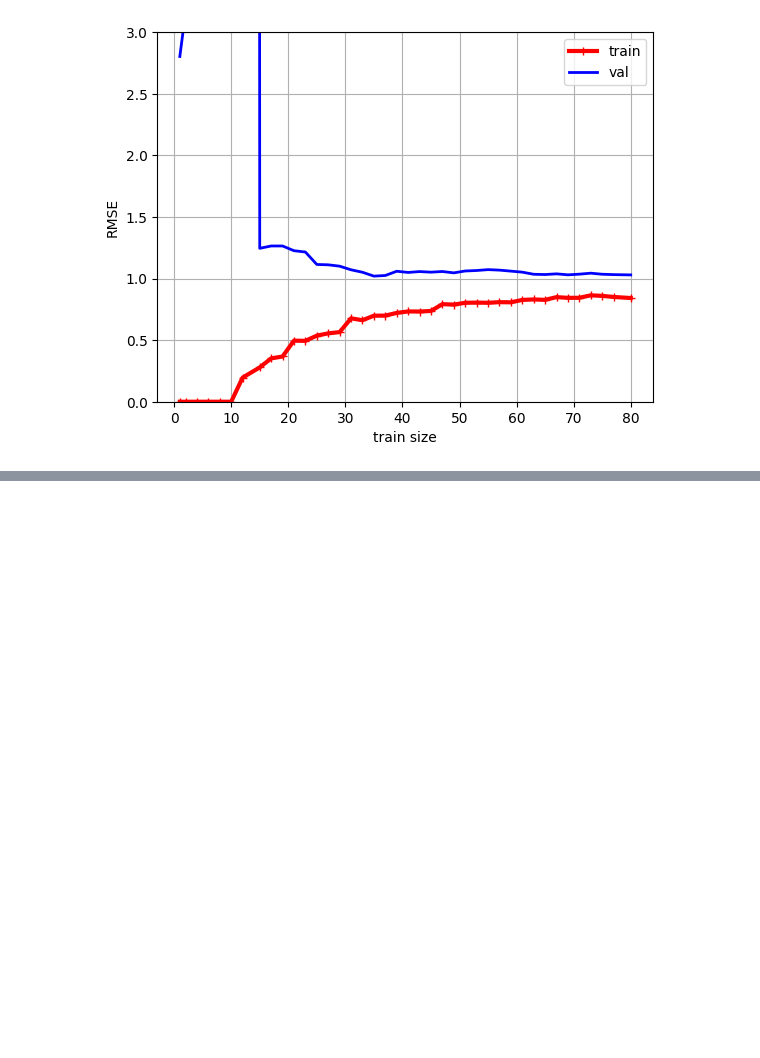
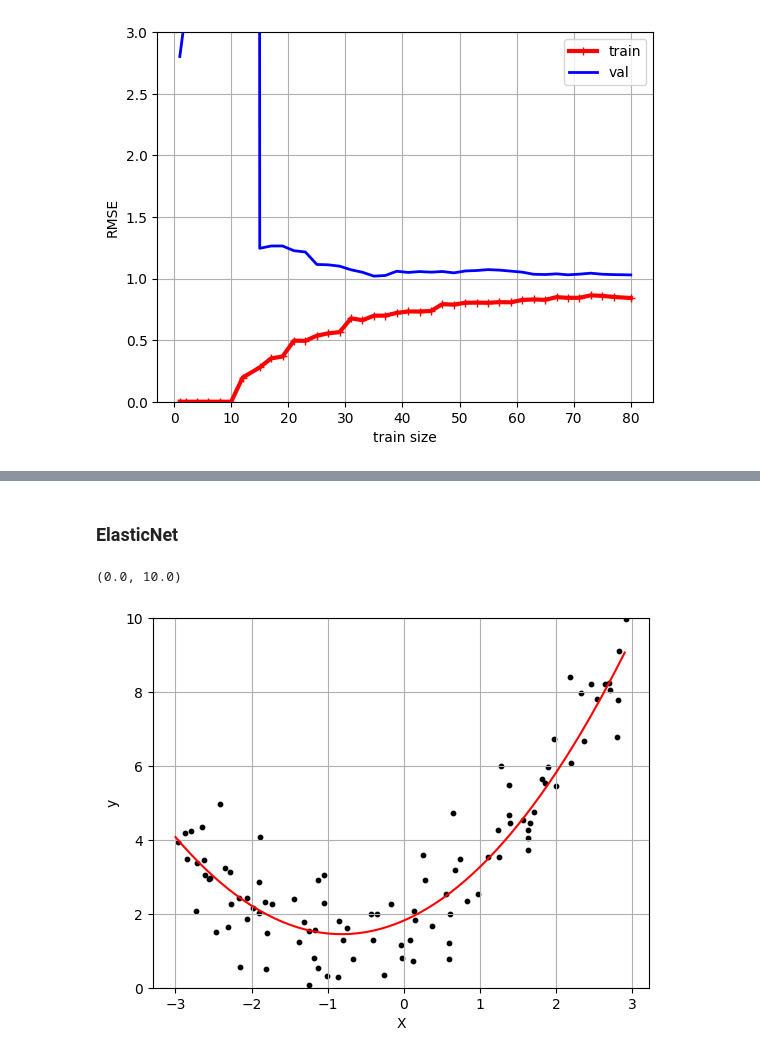
Before and after one commit to chiyeon01/Hands_On_Machine_Learning, a Jupyter notebook: 다항회귀.ipynb, the cells around one changed output, grey strips where cells are left out. Drawn from its saved outputs; the diff is of its cells as text; code cells hidden in the pictures; blank space fills up the shorter version.

```diff
--- a/다항회귀.ipynb
+++ b/다항회귀.ipynb
@@ -170,0 +221,20 @@ plt.ylim([0, 3])
+# %% [markdown]
+### ElasticNet
+# %%
+# elastic은 l1, l2 규제를 모두 사용할 때 사용됨.
+# l1_ratio가 1에 가까울 수록 l1규제(lasso)에 가까워짐. 반대도 동일
+from sklearn.linear_model import ElasticNet
+
+elastic_net = ElasticNet(alpha=0.1, l1_ratio=0.5)
+elastic_net.fit(X_poly_2D, y)
+# %%
+elastic_pred = elastic_net.predict(poly_features2D.fit_transform(X_new.reshape(-1, 1)))
+plt.scatter(X, y, color='#000000', s=10)
+plt.plot(X_new, elastic_pred, 'r-')
+plt.ylabel('y')
+plt.xlabel('X')
+plt.grid(True)
+plt.ylim([0, 10])
+# %% [output]
+(0.0, 10.0)
+[figure, added]
```
Also changed, not shown: parts of 7 cells of this notebook.
